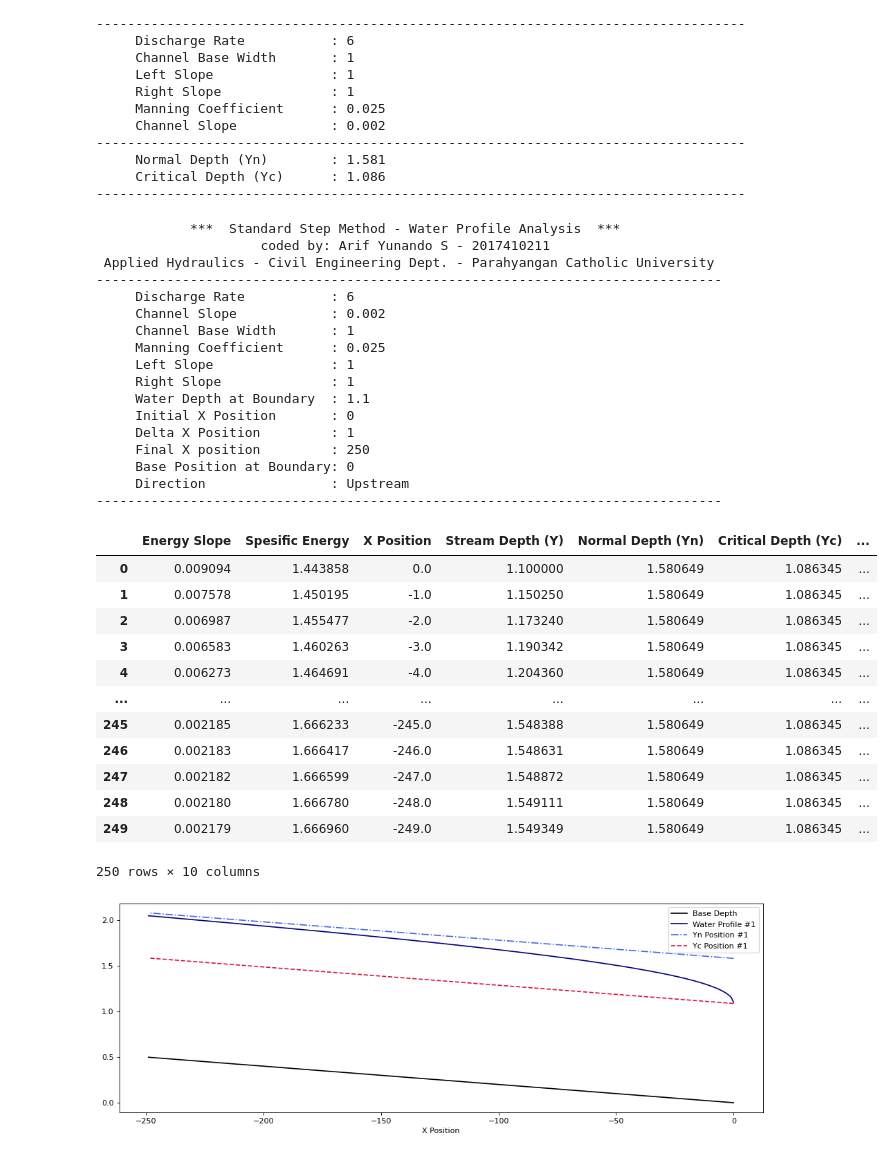
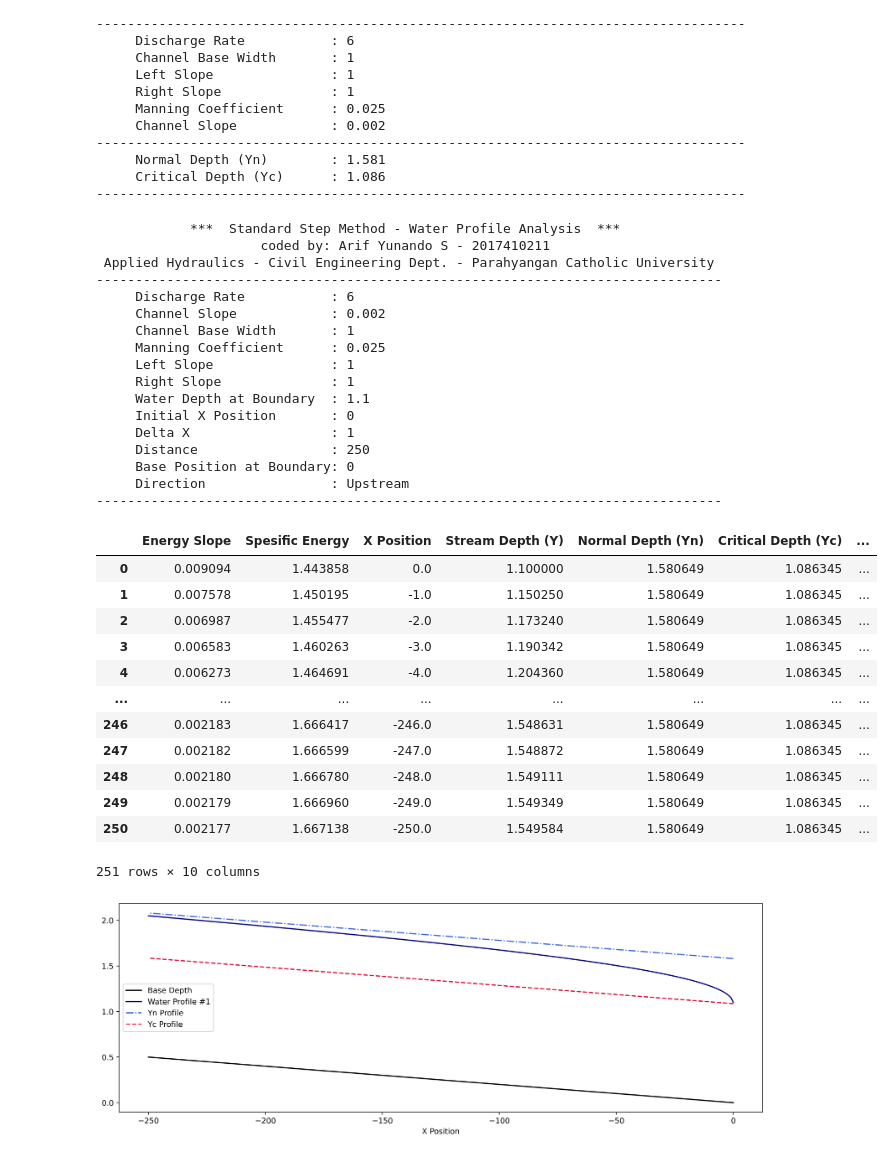
Before and after one commit to Rfys/StandardStepMethod, a Jupyter notebook: Python Script/OpenChannel-SSM.ipynb, the cells around one changed output. Cells and saved outputs as stored; diff of their text form; code cells hidden in the pictures.

```diff
--- a/Python Script/OpenChannel-SSM.ipynb
+++ b/Python Script/OpenChannel-SSM.ipynb
@@ -59,43 +59,43 @@ profile1 = ssm.uniformChannel(
     Boundary_Depth = 1.1,
     Initial_x = 0,
     delta_x = 1,
-    Final_x = 250,
+    Distance = 250,
     BaseDepthAtBoundary = 0,
     Direction = 1
 )
 
 profile1
 # %% [output]
             ***  Standard Step Method - Water Profile Analysis  ***
                      coded by: Arif Yunando S - 2017410211
  Applied Hydraulics - Civil Engineering Dept. - Parahyangan Catholic University
 --------------------------------------------------------------------------------
      Discharge Rate           : 6
      Channel Slope            : 0.002
      Channel Base Width       : 1
      Manning Coefficient      : 0.025
      Left Slope               : 1
      Right Slope              : 1
      Water Depth at Boundary  : 1.1
      Initial X Position       : 0
-     Delta X Position         : 1
-     Final X position         : 250
+     Delta X                  : 1
+     Distance                 : 250
      Base Position at Boundary: 0
      Direction                : Upstream
 --------------------------------------------------------------------------------
 |  | Energy Slope | Spesific Energy | X Position | Stream Depth (Y) | Normal Depth (Yn) | Critical Depth (Yc) | ... |
 | 0 | 0.009094 | 1.443858 | 0.0 | 1.100000 | 1.580649 | 1.086345 | ... |
 | 1 | 0.007578 | 1.450195 | -1.0 | 1.150250 | 1.580649 | 1.086345 | ... |
 | 2 | 0.006987 | 1.455477 | -2.0 | 1.173240 | 1.580649 | 1.086345 | ... |
 | 3 | 0.006583 | 1.460263 | -3.0 | 1.190342 | 1.580649 | 1.086345 | ... |
 | 4 | 0.006273 | 1.464691 | -4.0 | 1.204360 | 1.580649 | 1.086345 | ... |
 | ... | ... | ... | ... | ... | ... | ... | ... |
-| 245 | 0.002185 | 1.666233 | -245.0 | 1.548388 | 1.580649 | 1.086345 | ... |
 | 246 | 0.002183 | 1.666417 | -246.0 | 1.548631 | 1.580649 | 1.086345 | ... |
 | 247 | 0.002182 | 1.666599 | -247.0 | 1.548872 | 1.580649 | 1.086345 | ... |
 | 248 | 0.002180 | 1.666780 | -248.0 | 1.549111 | 1.580649 | 1.086345 | ... |
 | 249 | 0.002179 | 1.666960 | -249.0 | 1.549349 | 1.580649 | 1.086345 | ... |
+| 250 | 0.002177 | 1.667138 | -250.0 | 1.549584 | 1.580649 | 1.086345 | ... |
-250 rows × 10 columns
+251 rows × 10 columns
 # %%
 '''
 There's also additional plt.plot wrapper to build the graph quickly
@@ -105,7 +105,7 @@ Here's the example:
 
 ssm.createPlot(profile1, fig_width=15, fig_heigth=5)
 # %% [output]
-[figure, old version]
+[figure, new version]
 # %%
 profile2 = ssm.uniformChannel(
     Discharge = 6,
```
Also changed, not shown: parts of 3 cells of this notebook, 3 other files.
